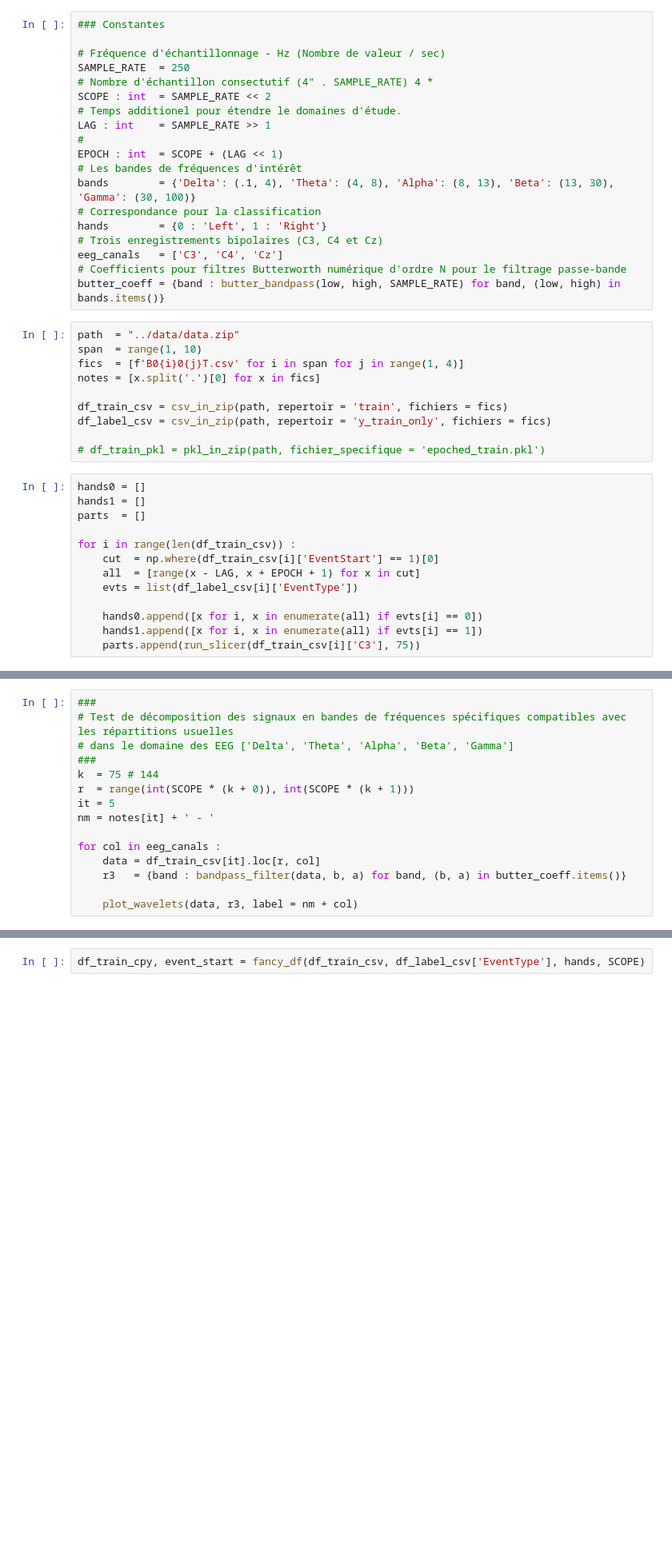
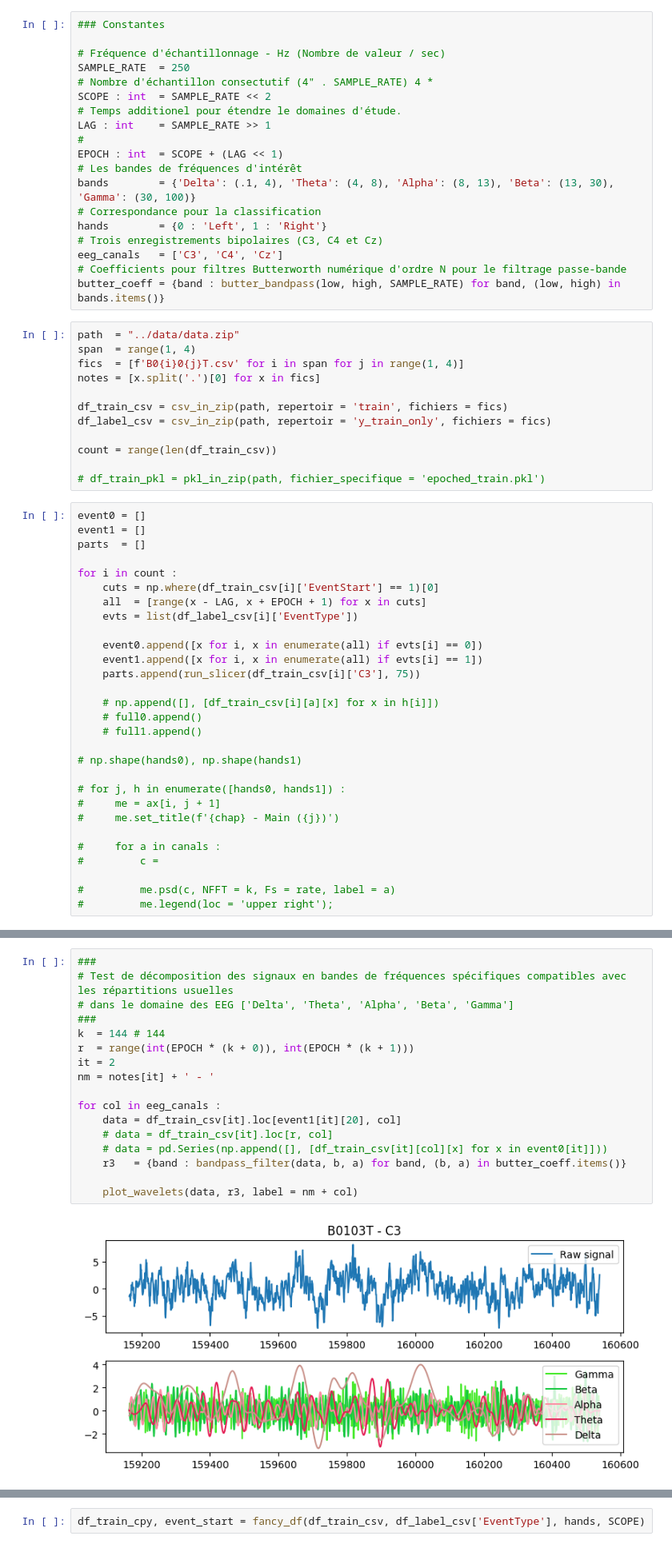
Before and after one commit to philippe-dpz/EEG_proj_repo, a Jupyter notebook: notebooks/Brn_EEG.ipynb, the cells around one changed output, grey strips where cells are left out. Shown at 80% size. Saved outputs shown, nothing was run; the diff lists cells and outputs as text; blank space fills up the shorter version.

```diff
--- a/notebooks/Brn_EEG.ipynb
+++ b/notebooks/Brn_EEG.ipynb
@@ -434,25 +452,43 @@ eeg_canals   = ['C3', 'C4', 'Cz']
 butter_coeff = {band : butter_bandpass(low, high, SAMPLE_RATE) for band, (low, high) in bands.items()}
 # %%
 path  = "../data/data.zip"
-span  = range(1, 10)
+span  = range(1, 4)
 fics  = [f'B0{i}0{j}T.csv' for i in span for j in range(1, 4)]
 notes = [x.split('.')[0] for x in fics]
 
 df_train_csv = csv_in_zip(path, repertoir = 'train', fichiers = fics)
 df_label_csv = csv_in_zip(path, repertoir = 'y_train_only', fichiers = fics)
 
+count = range(len(df_train_csv))
+
 # df_train_pkl = pkl_in_zip(path, fichier_specifique = 'epoched_train.pkl')
 # %%
-hands0 = []
-hands1 = []
+event0 = []
+event1 = []
 parts  = []
 
-for i in range(len(df_train_csv)) :
-    cut  = np.where(df_train_csv[i]['EventStart'] == 1)[0]
-    all  = [range(x - LAG, x + EPOCH + 1) for x in cut]
+for i in count :
+    cuts = np.where(df_train_csv[i]['EventStart'] == 1)[0]
+    all  = [range(x - LAG, x + EPOCH + 1) for x in cuts]
     evts = list(df_label_csv[i]['EventType'])
 
-    hands0.append([x for i, x in enumerate(all) if evts[i] == 0])
-    hands1.append([x for i, x in enumerate(all) if evts[i] == 1])
+    event0.append([x for i, x in enumerate(all) if evts[i] == 0])
+    event1.append([x for i, x in enumerate(all) if evts[i] == 1])
     parts.append(run_slicer(df_train_csv[i]['C3'], 75))
+
+    # np.append([], [df_train_csv[i][a][x] for x in h[i]])
+    # full0.append()
+    # full1.append()
+
+# np.shape(hands0), np.shape(hands1)
+
+# for j, h in enumerate([hands0, hands1]) :
+#     me = ax[i, j + 1]
+#     me.set_title(f'{chap} - Main ({j})')
+
+#     for a in canals :
+#         c =
+
+#         me.psd(c, NFFT = k, Fs = rate, label = a)
+#         me.legend(loc = 'upper right');
 # %%
@@ -464,15 +499,19 @@ for i in range(len(fics)): # [2 :: 3]
 # %%
 ###
 # Test de décomposition des signaux en bandes de fréquences spécifiques compatibles avec les répartitions usuelles
 # dans le domaine des EEG ['Delta', 'Theta', 'Alpha', 'Beta', 'Gamma']
 ###
-k  = 75 # 144
-r  = range(int(SCOPE * (k + 0)), int(SCOPE * (k + 1)))
-it = 5
+k  = 144 # 144
+r  = range(int(EPOCH * (k + 0)), int(EPOCH * (k + 1)))
+it = 2
 nm = notes[it] + ' - '
 
 for col in eeg_canals :
-    data = df_train_csv[it].loc[r, col]
+    data = df_train_csv[it].loc[event1[it][20], col]
+    # data = df_train_csv[it].loc[r, col]
+    # data = pd.Series(np.append([], [df_train_csv[it][col][x] for x in event0[it]]))
     r3   = {band : bandpass_filter(data, b, a) for band, (b, a) in butter_coeff.items()}
 
     plot_wavelets(data, r3, label = nm + col)
+# %% [output]
+[figure, added]
```
Also changed, not shown: parts of 6 cells of this notebook.
